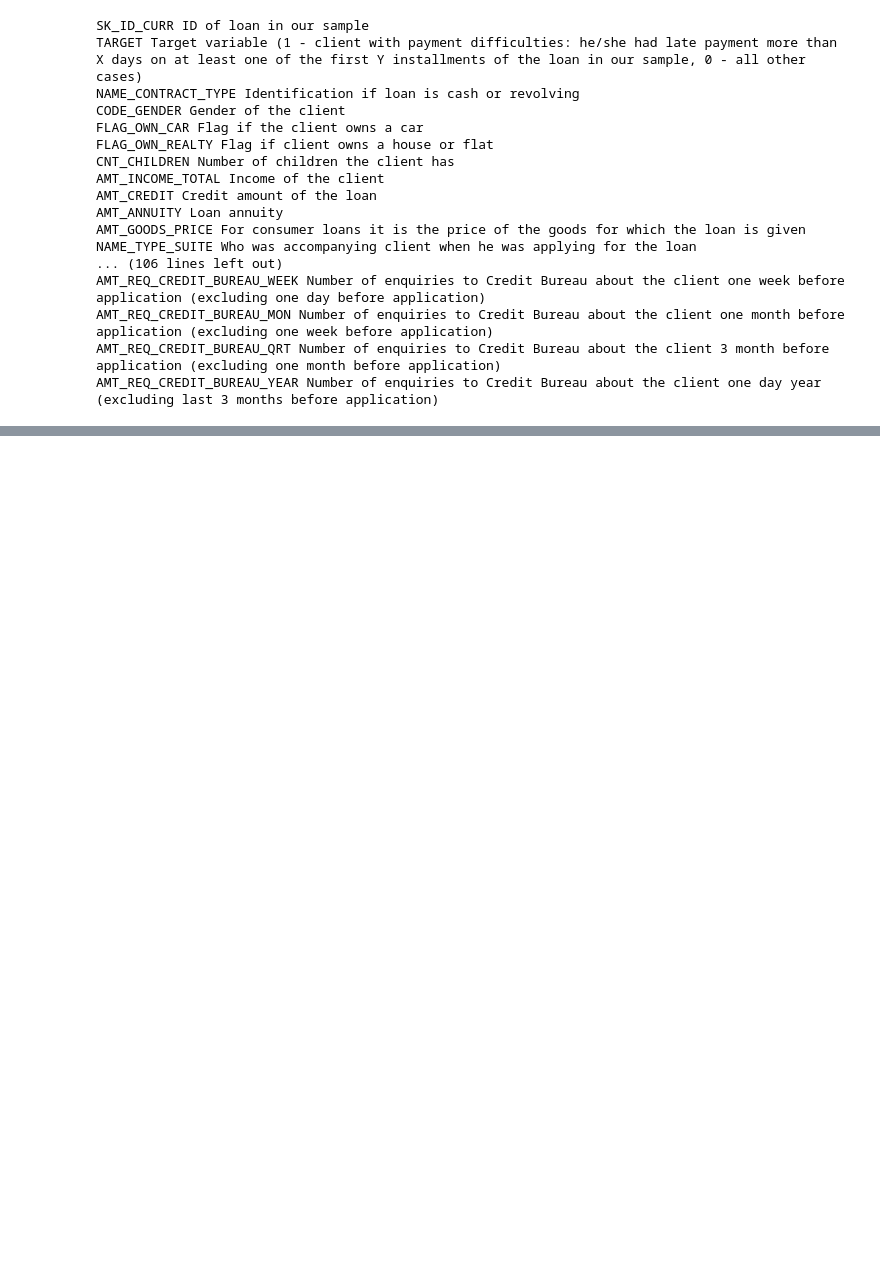
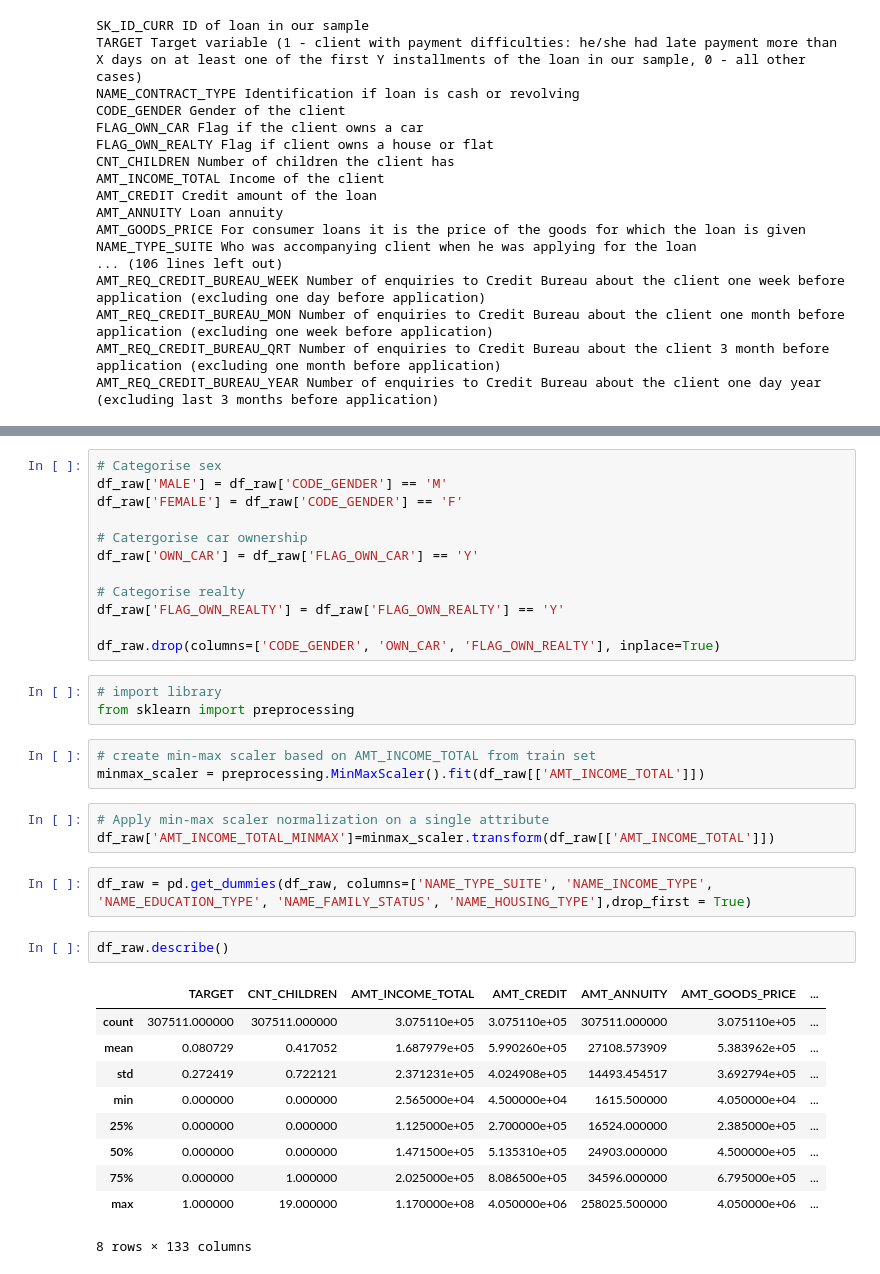
Before and after one commit to owen-hwlee/isom3360_project_credit_card_defaultee_analysis, a Jupyter notebook: preprocess.ipynb, the cells around one changed output, grey strips where cells are left out. Drawn from its saved outputs; the diff is of its cells as text; blank space fills up the shorter version.

```diff
--- a/preprocess.ipynb
+++ b/preprocess.ipynb
@@ -309,0 +214,36 @@ Cross validation
+# %%
+# Categorise sex
+df_raw['MALE'] = df_raw['CODE_GENDER'] == 'M'
+df_raw['FEMALE'] = df_raw['CODE_GENDER'] == 'F'
+
+# Catergorise car ownership
+df_raw['OWN_CAR'] = df_raw['FLAG_OWN_CAR'] == 'Y'
+
+# Categorise realty
+df_raw['FLAG_OWN_REALTY'] = df_raw['FLAG_OWN_REALTY'] == 'Y'
+
+df_raw.drop(columns=['CODE_GENDER', 'OWN_CAR', 'FLAG_OWN_REALTY'], inplace=True)
+# %%
+# import library
+from sklearn import preprocessing
+# %%
+# create min-max scaler based on AMT_INCOME_TOTAL from train set
+minmax_scaler = preprocessing.MinMaxScaler().fit(df_raw[['AMT_INCOME_TOTAL']])
+# %%
+# Apply min-max scaler normalization on a single attribute
+df_raw['AMT_INCOME_TOTAL_MINMAX']=minmax_scaler.transform(df_raw[['AMT_INCOME_TOTAL']])
+# %%
+df_raw = pd.get_dummies(df_raw, columns=['NAME_TYPE_SUITE', 'NAME_INCOME_TYPE', 'NAME_EDUCATION_TYPE', 'NAME_FAMILY_STATUS', 'NAME_HOUSING_TYPE'],drop_first = True)
+# %%
+df_raw.describe()
+# %% [output]
+|  | TARGET | CNT_CHILDREN | AMT_INCOME_TOTAL | AMT_CREDIT | AMT_ANNUITY | AMT_GOODS_PRICE | ... |
+| count | 307511.000000 | 307511.000000 | 3.075110e+05 | 3.075110e+05 | 307511.000000 | 3.075110e+05 | ... |
+| mean | 0.080729 | 0.417052 | 1.687979e+05 | 5.990260e+05 | 27108.573909 | 5.383962e+05 | ... |
+| std | 0.272419 | 0.722121 | 2.371231e+05 | 4.024908e+05 | 14493.454517 | 3.692794e+05 | ... |
+| min | 0.000000 | 0.000000 | 2.565000e+04 | 4.500000e+04 | 1615.500000 | 4.050000e+04 | ... |
+| 25% | 0.000000 | 0.000000 | 1.125000e+05 | 2.700000e+05 | 16524.000000 | 2.385000e+05 | ... |
+| 50% | 0.000000 | 0.000000 | 1.471500e+05 | 5.135310e+05 | 24903.000000 | 4.500000e+05 | ... |
+| 75% | 0.000000 | 1.000000 | 2.025000e+05 | 8.086500e+05 | 34596.000000 | 6.795000e+05 | ... |
+| max | 1.000000 | 19.000000 | 1.170000e+08 | 4.050000e+06 | 258025.500000 | 4.050000e+06 | ... |
+8 rows × 133 columns
```
Also changed, not shown: parts of 80 cells of this notebook, 1 other file.
